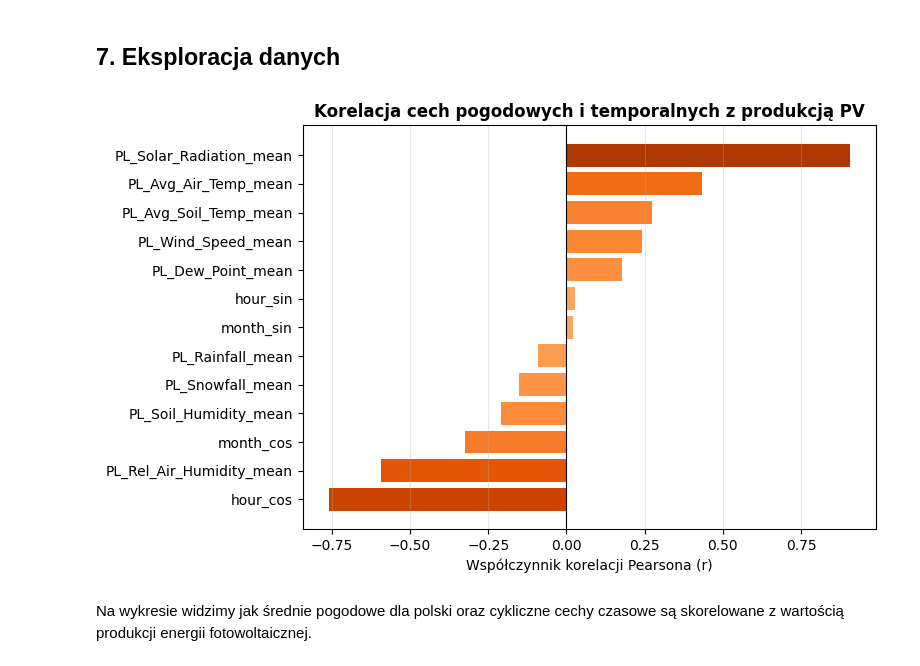
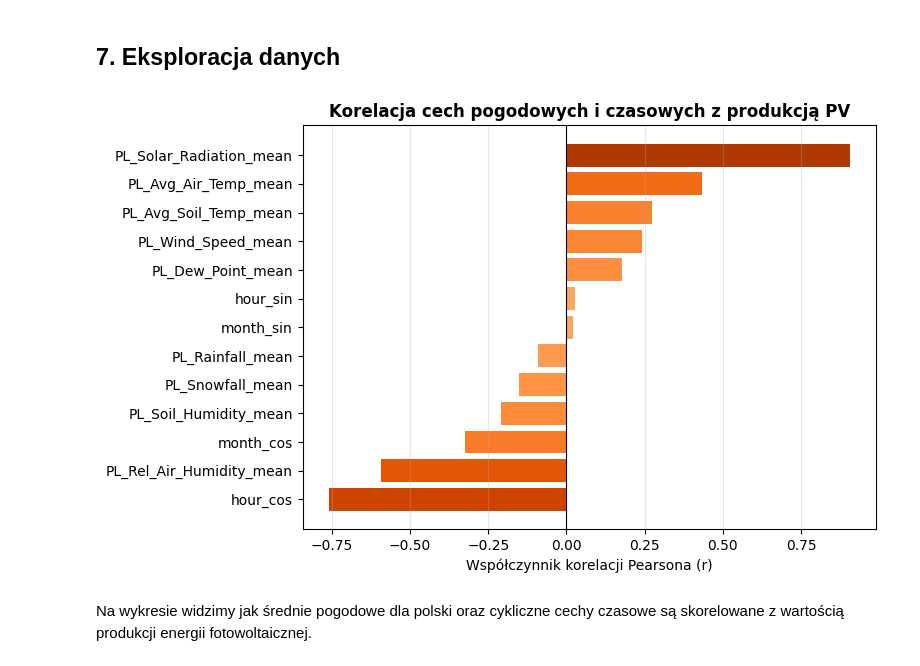
Before and after one commit to DuckDrivingTractor/Pracownia-Problemowa, a Jupyter notebook: pv_work/preparing_full_dataset.ipynb, the cells around one changed output. Saved outputs shown, nothing was run; the diff lists cells and outputs as text; code cells hidden in the pictures.

```diff
--- a/pv_work/preparing_full_dataset.ipynb
+++ b/pv_work/preparing_full_dataset.ipynb
@@ -393,22 +393,22 @@ Proporcja: 98.4% train / 1.6% val
 # %%
 corr_cols = [f'PL_{f}_mean' for f in WEATHER_FEATURES] + ['hour_sin', 'hour_cos', 'month_sin', 'month_cos']
 corr_matrix = train_df[corr_cols + ['PV_MWh']].corr()
 
 fig, ax = plt.subplots(figsize=(8, 5))
 corr_target = corr_matrix['PV_MWh'].drop(['PV_MWh'])
 corr_target_sorted = corr_target.sort_values()
 
 bars = ax.barh(corr_target_sorted.index, corr_target_sorted.values,
                color=[plt.get_cmap('Oranges')(0.4 + 0.5 * abs(v)) for v in corr_target_sorted.values])
 ax.axvline(0, color='black', linewidth=0.8)
-ax.set_title('Korelacja cech pogodowych i temporalnych z produkcją PV', fontsize=12, fontweight='bold')
+ax.set_title('Korelacja cech pogodowych i czasowych z produkcją PV', fontsize=12, fontweight='bold')
 ax.set_xlabel('Współczynnik korelacji Pearsona (r)')
 ax.grid(True, alpha=0.3, axis='x')
 
 plt.tight_layout()
 plt.show()
 # %% [output]
-[figure, old version]
+[figure, new version]
 # %% [markdown]
 Na wykresie widzimy jak średnie pogodowe dla polski oraz cykliczne cechy czasowe są skorelowane z wartością produkcji energii fotowoltaicznej.
 # %%
```
Also changed, not shown: 17 other files.
